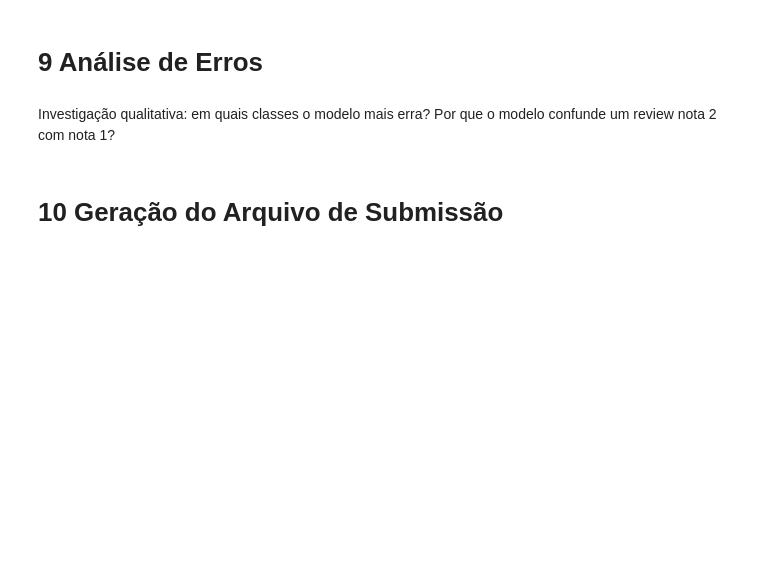
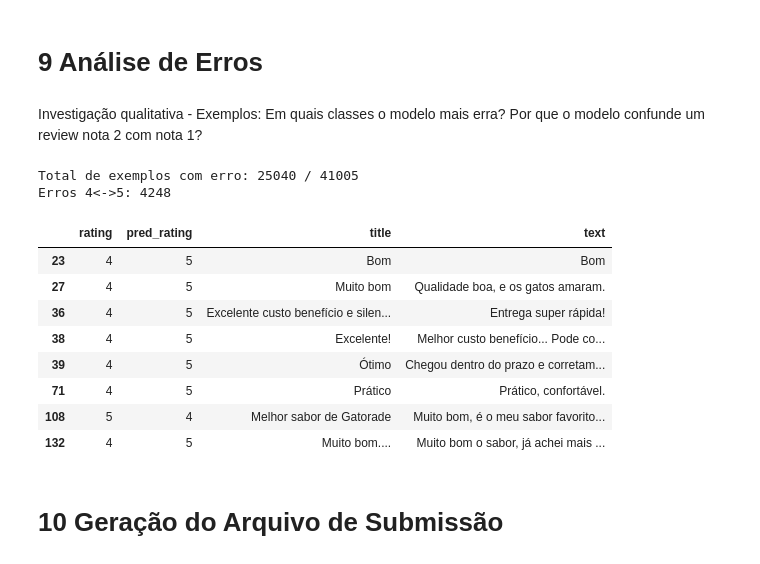
Before and after one commit to PedroYutaroUEA/rating-prediction-challenge, a Jupyter notebook: main.ipynb, the cells around one changed output. Drawn from its saved outputs; the diff is of its cells as text; code cells hidden in the pictures; blank space fills up the shorter version.

```diff
--- a/main.ipynb
+++ b/main.ipynb
@@ -622,7 +883,44 @@ Cálculo do F1 Score (Macro/Weighted), Matriz de Confusão e Relatório de Class
 # %% [markdown]
 # 9 Análise de Erros
 # %% [markdown]
-Investigação qualitativa: em quais classes o modelo mais erra? Por que o modelo confunde um review nota 2 com nota 1?
+Investigação qualitativa - Exemplos: Em quais classes o modelo mais erra? Por que o modelo confunde um review nota 2 com nota 1?
+# %%
+analysis_df = train_df[['id', 'title', 'text', 'rating']].copy()
+analysis_df['pred_rating'] = oof_pred
+analysis_df['error'] = analysis_df['pred_rating'] - analysis_df['rating']
+analysis_df['abs_error'] = analysis_df['error'].abs()
+
+errors_df = analysis_df[analysis_df['rating'] != analysis_df['pred_rating']].copy()
+print(f'Total de exemplos com erro: {len(errors_df)} / {len(analysis_df)}')
+
+pair_counts = (
+    errors_df
+    .groupby(['rating', 'pred_rating'])
+    .size()
+    .reset_index(name='count')
+    .sort_values('count', ascending=False)
+    .head(12)
+)
+pair_counts
+
+# Destaque para confusão entre classes próximas (4 <-> 5).
+conf_45 = errors_df[((errors_df['rating'] == 4) & (errors_df['pred_rating'] == 5)) | ((errors_df['rating'] == 5) & (errors_df['pred_rating'] == 4))]
+print(f'Erros 4<->5: {len(conf_45)}')
+
+error_examples = conf_45[['rating', 'pred_rating', 'title', 'text']].head(8)
+error_examples
+# %% [output]
+Total de exemplos com erro: 25040 / 41005
+Erros 4<->5: 4248
+|  | rating | pred_rating | title | text |
+| 23 | 4 | 5 | Bom | Bom |
+| 27 | 4 | 5 | Muito bom | Qualidade boa, e os gatos amaram. |
+| 36 | 4 | 5 | Excelente custo benefício e silen... | Entrega super rápida! |
+| 38 | 4 | 5 | Excelente! | Melhor custo benefício... Pode co... |
+| 39 | 4 | 5 | Ótimo | Chegou dentro do prazo e corretam... |
+| 71 | 4 | 5 | Prático | Prático, confortável. |
+| 108 | 5 | 4 | Melhor sabor de Gatorade | Muito bom, é o meu sabor favorito... |
+| 132 | 4 | 5 | Muito bom.... | Muito bom o sabor, já achei mais ... |
 # %% [markdown]
 # 10 Geração do Arquivo de Submissão
 # %% [markdown]
```
Also changed, not shown: parts of 39 cells of this notebook, 1 other file.
